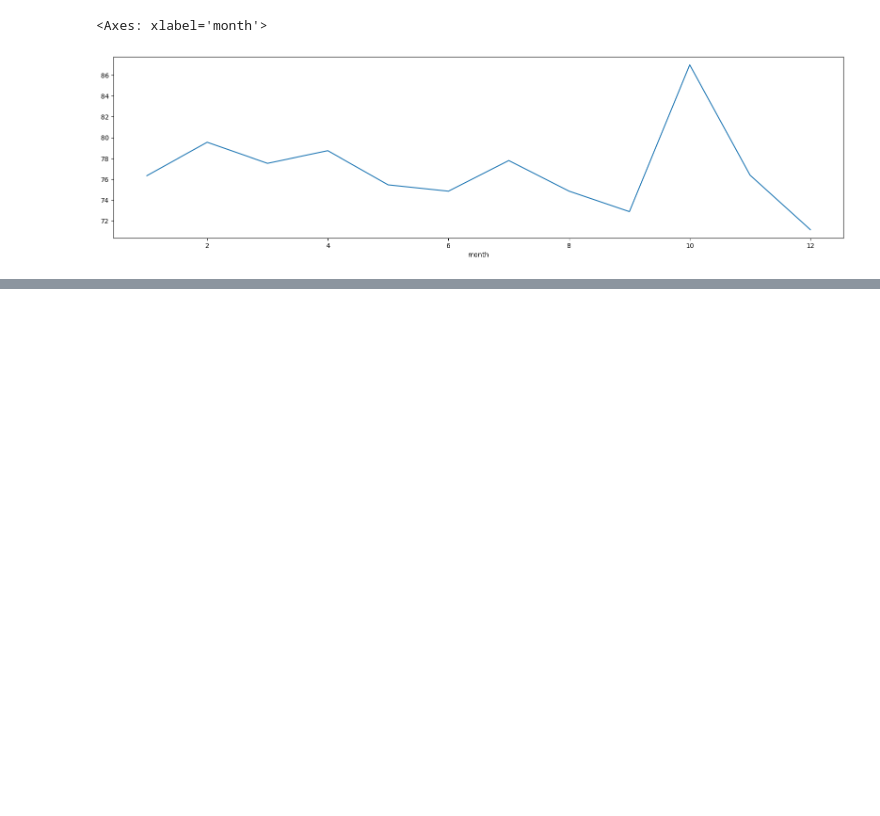
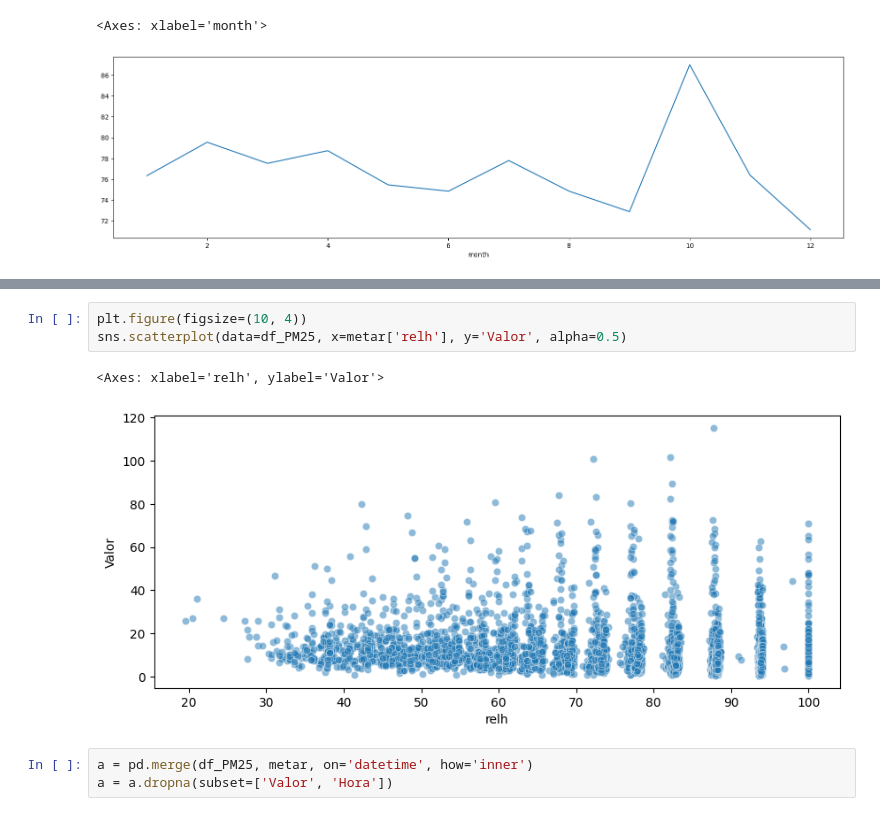
Before and after one commit to Marcosperrude/ENS410064, a Jupyter notebook: scripts/Atividade3.ipynb, the cells around one changed output, grey strips where cells are left out. Saved outputs shown, nothing was run; the diff lists cells and outputs as text; blank space fills up the shorter version.

```diff
--- a/scripts/Atividade3.ipynb
+++ b/scripts/Atividade3.ipynb
@@ -341,0 +347,9 @@ metar.groupby('month')['relh'].mean().plot(
+# %%
+plt.figure(figsize=(10, 4))
+sns.scatterplot(data=df_PM25, x=metar['relh'], y='Valor', alpha=0.5)
+# %% [output]
+<Axes: xlabel='relh', ylabel='Valor'>
+[figure, added]
+# %%
+a = pd.merge(df_PM25, metar, on='datetime', how='inner')
+a = a.dropna(subset=['Valor', 'Hora'])
```
Also changed, not shown: parts of 10 cells of this notebook.
